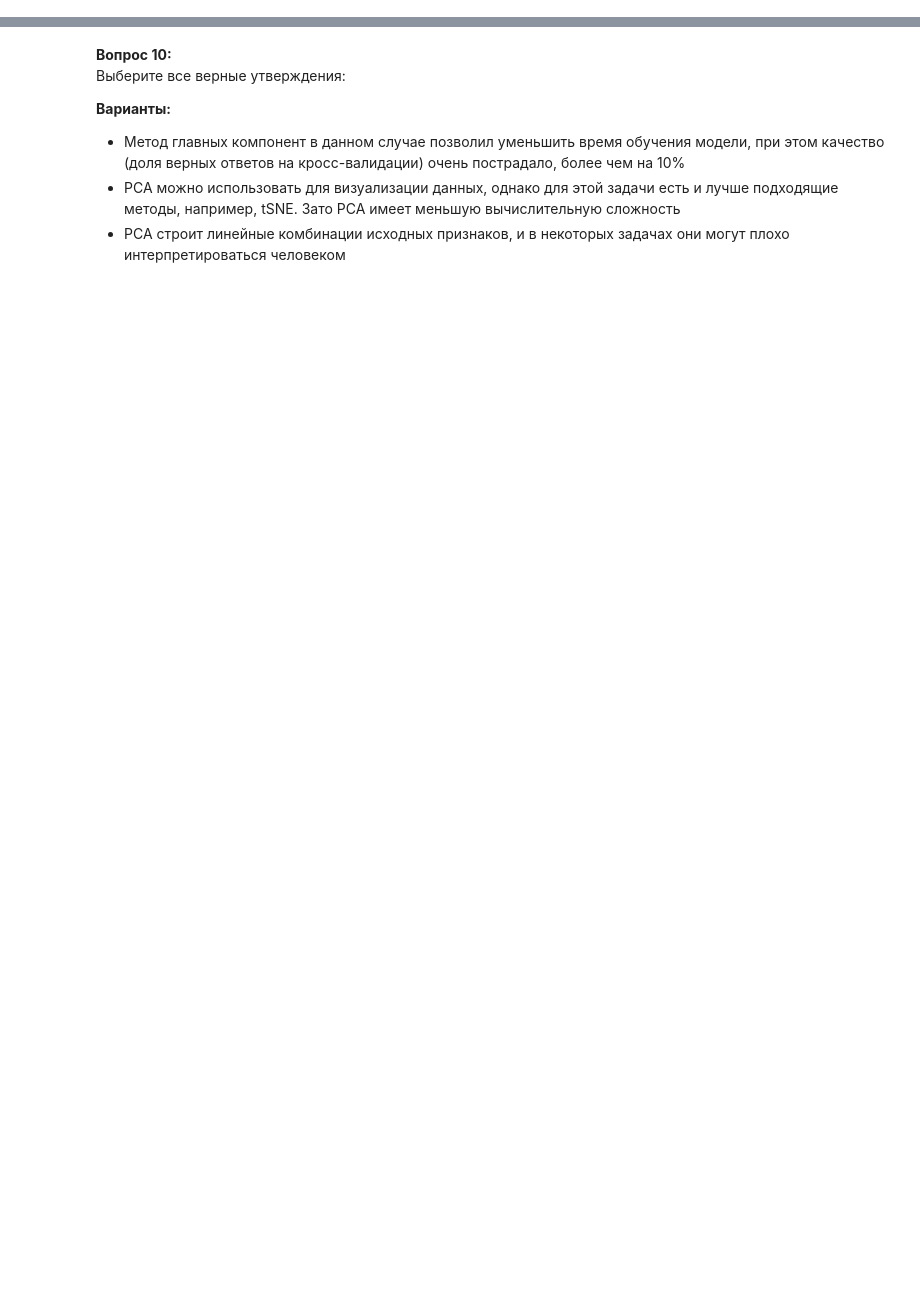
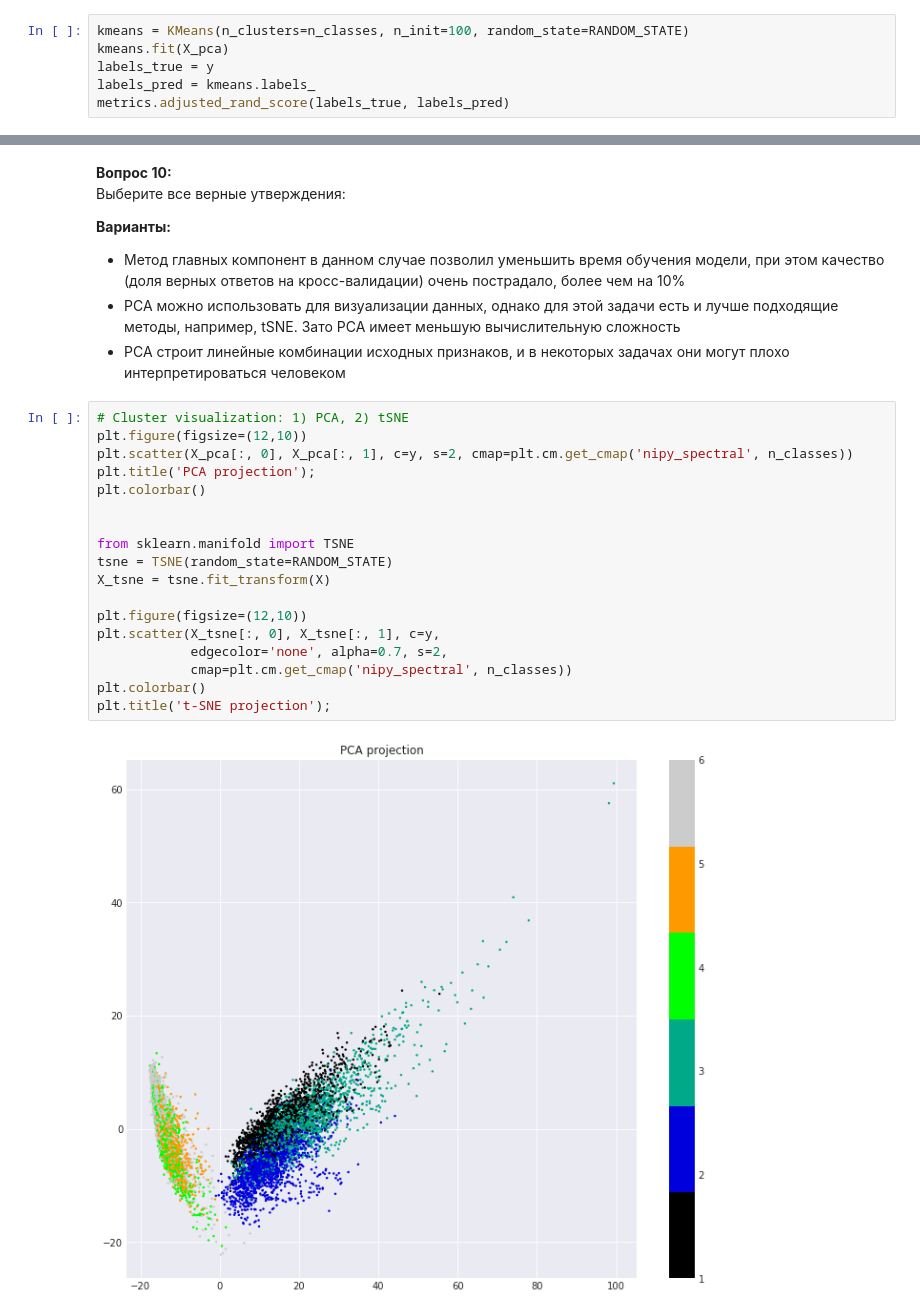
Before and after one commit to vfdev-5/mlcourse_open, a Jupyter notebook: jupyter_russian/homeworks/hw7_session3_unsupervised_learning.ipynb, the cells around one changed output, grey strips where cells are left out. Drawn from its saved outputs; the diff is of its cells as text; blank space fills up the shorter version.

```diff
--- a/jupyter_russian/homeworks/hw7_session3_unsupervised_learning.ipynb
+++ b/jupyter_russian/homeworks/hw7_session3_unsupervised_learning.ipynb
@@ -258,0 +262,6 @@ ag = AgglomerativeClustering(n_clusters=n_classes,
+# %%
+kmeans = KMeans(n_clusters=n_classes, n_init=100, random_state=RANDOM_STATE)
+kmeans.fit(X_pca)
+labels_true = y
+labels_pred = kmeans.labels_
+metrics.adjusted_rand_score(labels_true, labels_pred)
@@ -339,3 +480,23 @@ tab
 - Метод главных компонент в данном случае позволил уменьшить время обучения модели, при этом качество (доля верных ответов на кросс-валидации) очень пострадало, более чем на 10%
 - PCA можно использовать для визуализации данных, однако для этой задачи есть и лучше подходящие методы, например, tSNE. Зато PCA имеет меньшую вычислительную сложность
 - PCA строит линейные комбинации исходных признаков, и в некоторых задачах они могут плохо интерпретироваться человеком
+# %%
+# Cluster visualization: 1) PCA, 2) tSNE
+plt.figure(figsize=(12,10))
+plt.scatter(X_pca[:, 0], X_pca[:, 1], c=y, s=2, cmap=plt.cm.get_cmap('nipy_spectral', n_classes))
+plt.title('PCA projection');
+plt.colorbar()
+
+
+from sklearn.manifold import TSNE
+tsne = TSNE(random_state=RANDOM_STATE)
+X_tsne = tsne.fit_transform(X)
+
+plt.figure(figsize=(12,10))
+plt.scatter(X_tsne[:, 0], X_tsne[:, 1], c=y,
+            edgecolor='none', alpha=0.7, s=2,
+            cmap=plt.cm.get_cmap('nipy_spectral', n_classes))
+plt.colorbar()
+plt.title('t-SNE projection');
+# %% [output]
+[figure, added]
```
Also changed, not shown: parts of 27 cells of this notebook.
